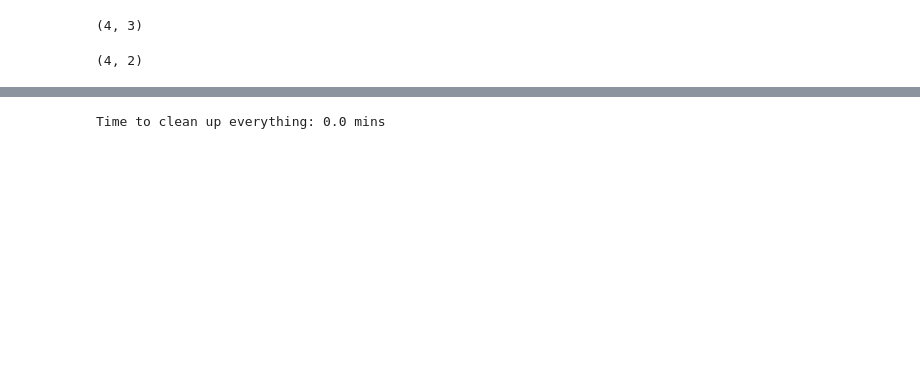
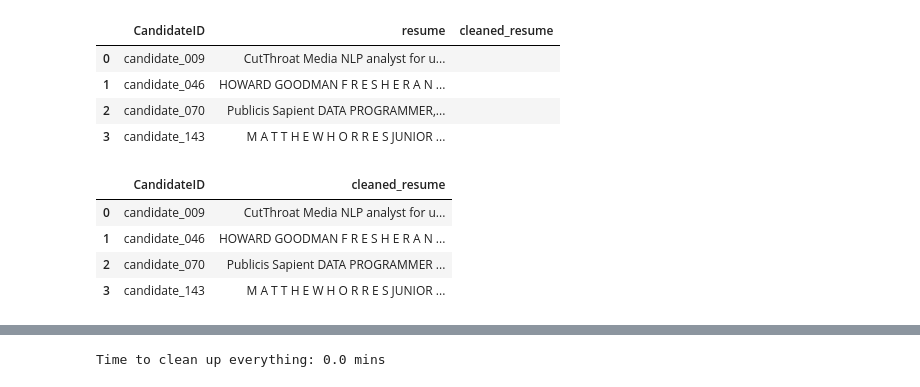
Before and after one commit to MaxB25/ECEN-403, a Jupyter notebook: Training on Resumes.ipynb, the cells around one changed output, grey strips where cells are left out. Drawn from its saved outputs; the diff is of its cells as text; code cells hidden in the pictures; blank space fills up the shorter version.

```diff
--- a/Training on Resumes.ipynb
+++ b/Training on Resumes.ipynb
@@ -42,18 +42,23 @@ import multiprocessing
 from gensim.models import Word2Vec
 # %%
 from tika import parser
-
+import os
 df = pd.DataFrame(columns=['CandidateID', 'resume', 'cleaned_resume'])
 for dirname , _, filenames in os.walk('test'):
     for filename in filenames:
        path = os.path.join(dirname, filename)
        raw = parser.from_file(path)
        df = df.append({'CandidateID' : filename[:-4], 'resume' : " ".join(raw['content'].strip().split('\n')[1:]), 'cleaned_resume' : ""},
                 ignore_index = True)
 
 df.shape
+df.head()
 # %% [output]
-(4, 3)
+|  | CandidateID | resume | cleaned_resume |
+| 0 | candidate_009 | CutThroat Media NLP analyst for u... |  |
+| 1 | candidate_046 | HOWARD GOODMAN F R E S H E R A N ... |  |
+| 2 | candidate_070 | Publicis Sapient DATA PROGRAMMER,... |  |
+| 3 | candidate_143 | M A T T H E W H O R R E S JUNIOR ... |  |
 # %%
 def cleanResume(resumeText):
     resumeText = re.sub('http\S+\s*', ' ', resumeText)  # remove URLs
@@ -68,8 +73,13 @@ def cleanResume(resumeText):
 df['cleaned_resume'] = df.resume.apply(lambda x: cleanResume(x))
 df = df.drop('resume', 1)
 df.shape
+df.head()
 # %% [output]
-(4, 2)
+|  | CandidateID | cleaned_resume |
+| 0 | candidate_009 | CutThroat Media NLP analyst for u... |
+| 1 | candidate_046 | HOWARD GOODMAN F R E S H E R A N ... |
+| 2 | candidate_070 | Publicis Sapient DATA PROGRAMMER ... |
+| 3 | candidate_143 | M A T T H E W H O R R E S JUNIOR ... |
 # %%
 nlp = spacy.load('en_core_web_sm', disable=['ner', 'parser']) # disabling Named Entity Recognition for speed
 
```
Also changed, not shown: parts of 12 cells of this notebook, 8 other files.
